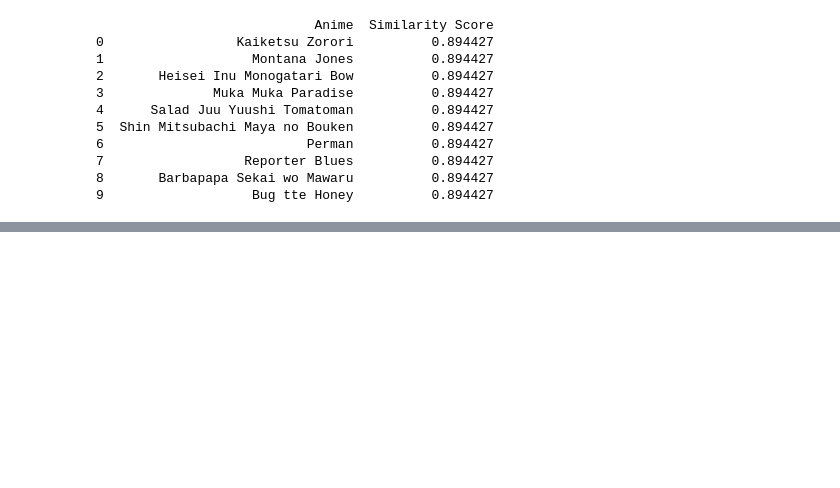
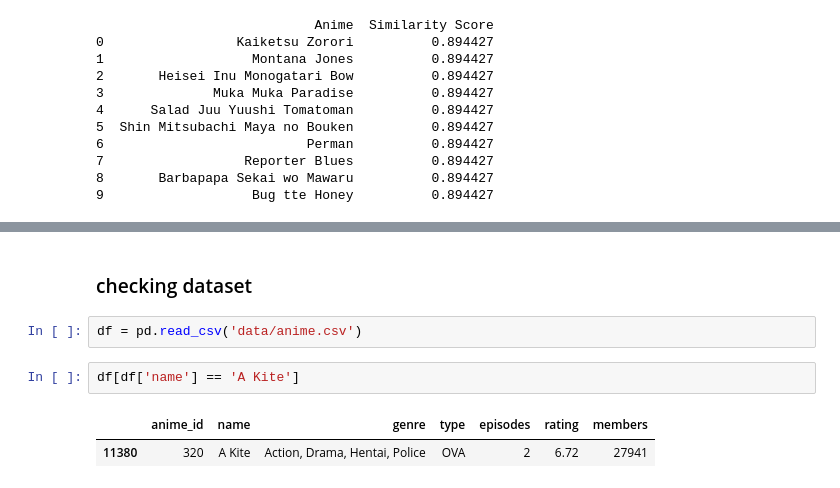
Before and after one commit to mastamaru/SPK-BE, a Jupyter notebook: train2.ipynb, the cells around one changed output, grey strips where cells are left out. Cells and saved outputs as stored; diff of their text form; blank space fills up the shorter version.

```diff
--- a/train2.ipynb
+++ b/train2.ipynb
@@ -372,0 +667,9 @@ joblib.dump(cosine_sim, 'cosine_similarity.pkl')
+# %% [markdown]
+### checking dataset
+# %%
+df = pd.read_csv('data/anime.csv')
+# %%
+df[df['name'] == 'A Kite']
+# %% [output]
+|  | anime_id | name | genre | type | episodes | rating | members |
+| 11380 | 320 | A Kite | Action, Drama, Hentai, Police | OVA | 2 | 6.72 | 27941 |
```
Also changed, not shown: parts of 25 cells of this notebook, 2 other files.
